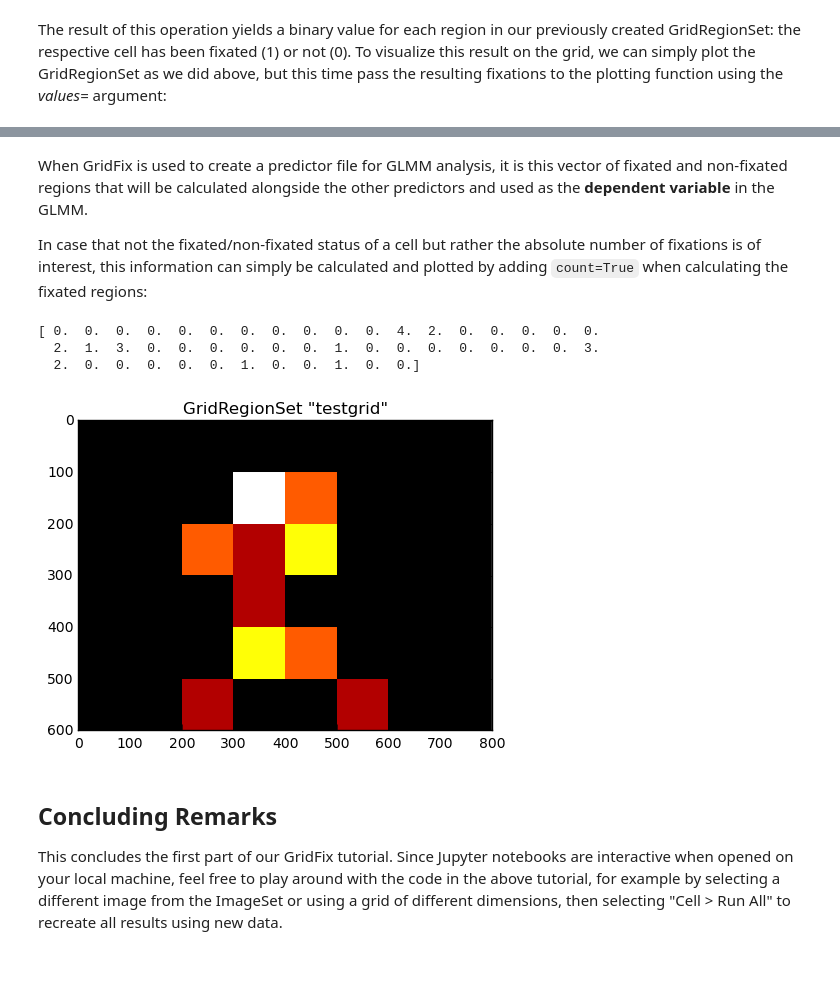
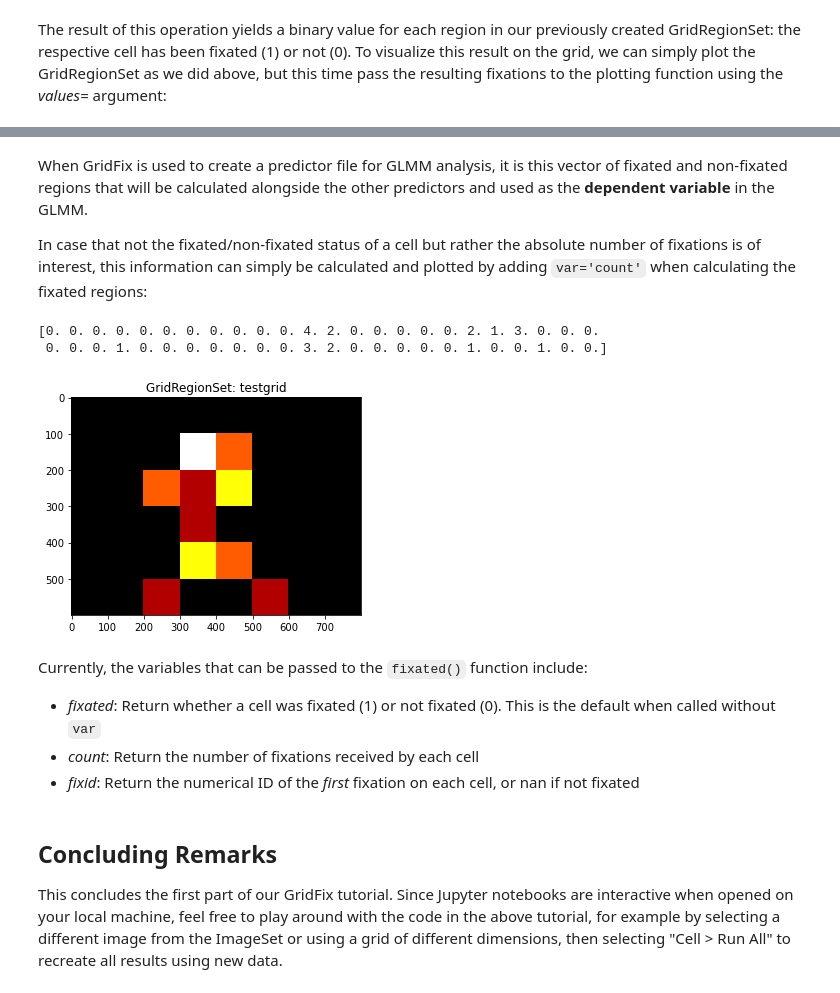
Before and after one commit to ischtz/gridfix-tutorial, a Jupyter notebook: Tutorial1_ImagesRegionsFixations.ipynb, the cells around one changed output, grey strips where cells are left out. Cells and saved outputs as stored; diff of their text form; code cells hidden in the pictures; blank space fills up the shorter version.

Commit message:
fix: Syntax of RegionSet.fixated() changed, update tutorial 1

````diff
--- a/Tutorial1_ImagesRegionsFixations.ipynb
+++ b/Tutorial1_ImagesRegionsFixations.ipynb
@@ -181,19 +180,23 @@ grid.plot(values=fix_on_image)
 # %% [markdown]
 When GridFix is used to create a predictor file for GLMM analysis, it is this vector of fixated and non-fixated regions that will be calculated alongside the other predictors and used as the **dependent variable** in the GLMM.
 
-In case that not the fixated/non-fixated status of a cell but rather the absolute number of fixations is of interest, this information can simply be calculated and plotted by adding `count=True` when calculating the fixated regions:
+In case that not the fixated/non-fixated status of a cell but rather the absolute number of fixations is of interest, this information can simply be calculated and plotted by adding `var='count'` when calculating the fixated regions:
 # %%
 # Calculate number of fixations per cell...
-count_fix = grid.fixated(subj_fix, count=True)
+count_fix = grid.fixated(subj_fix, var='count')
 
 # ...and visualize, specifying a colormap for easier visualization
 grid.plot(values=count_fix, cmap='hot')
 print(count_fix)
 # %% [output]
-[ 0.  0.  0.  0.  0.  0.  0.  0.  0.  0.  0.  4.  2.  0.  0.  0.  0.  0.
-  2.  1.  3.  0.  0.  0.  0.  0.  0.  1.  0.  0.  0.  0.  0.  0.  0.  3.
-  2.  0.  0.  0.  0.  0.  1.  0.  0.  1.  0.  0.]
+[0. 0. 0. 0. 0. 0. 0. 0. 0. 0. 0. 4. 2. 0. 0. 0. 0. 0. 2. 1. 3. 0. 0. 0.
+ 0. 0. 0. 1. 0. 0. 0. 0. 0. 0. 0. 3. 2. 0. 0. 0. 0. 0. 1. 0. 0. 1. 0. 0.]
-[figure, old version]
+[figure, new version]
+# %% [markdown]
+Currently, the variables that can be passed to the ```fixated()``` function include:
+- *fixated*: Return whether a cell was fixated (1) or not fixated (0). This is the default when called without ```var```
+- *count*: Return the number of fixations received by each cell
+- *fixid*: Return the numerical ID of the *first* fixation on each cell, or nan if not fixated
 # %% [markdown]
 ## Concluding Remarks
 
````
Also changed, not shown: parts of 8 cells of this notebook.
